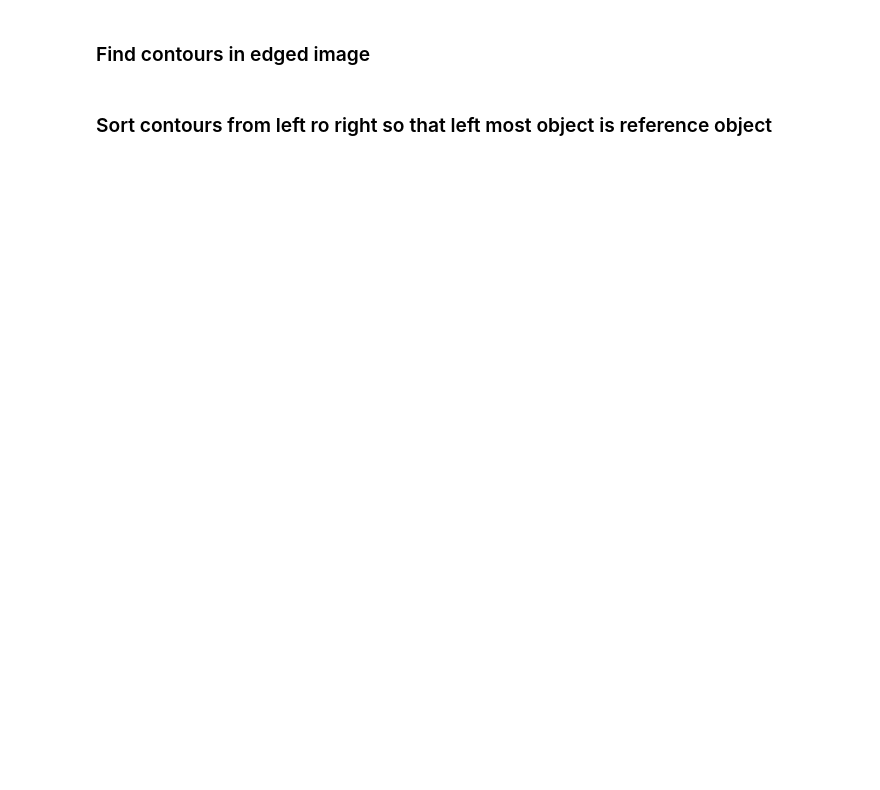
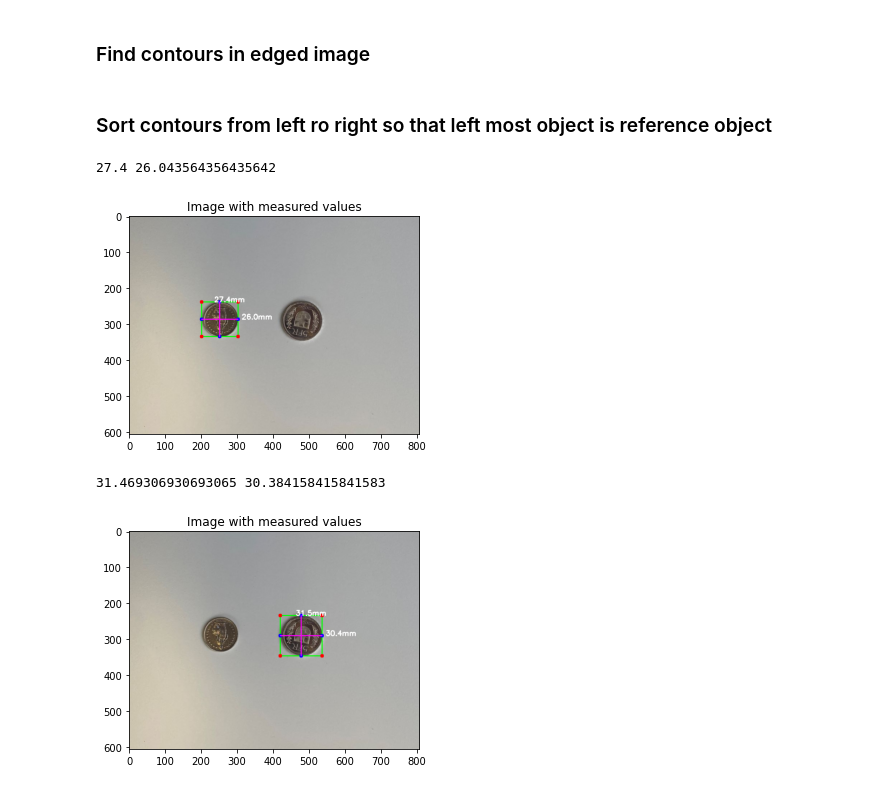
Before and after one commit to DominiquePeytrignet/IP2, a Jupyter notebook: PythonFiles/IP2_Notebook.ipynb, the cells around one changed output. Cells and saved outputs as stored; diff of their text form; code cells hidden in the pictures; blank space fills up the shorter version.

```diff
--- a/PythonFiles/IP2_Notebook.ipynb
+++ b/PythonFiles/IP2_Notebook.ipynb
@@ -58,7 +67,7 @@ pixelsPerMetric = None
 
 for c in cnts:
 	# if the contour is not sufficiently large, ignore it
-	if cv2.contourArea(c) < 100:
+	if cv2.contourArea(c) < 1900:
 		continue
 
 	# compute the rotated bounding box of the contour
@@ -104,32 +113,42 @@ for c in cnts:
 
 	# compute the Euclidean distance between the midpoints
 	dA = dist.euclidean((tltrX, tltrY), (blbrX, blbrY))
 	dB = dist.euclidean((tlblX, tlblY), (trbrX, trbrY))
 
 	# compute the pixel/perMetric as the ratio of pixels to supplied metric
 	# (in this case, cm)
 
 	if pixelsPerMetric is None:
 		pixelsPerMetric = dB / width
 
 	# compute the size of the object
 	dimA = dA / pixelsPerMetric
 	dimB = dB / pixelsPerMetric
 
 	# draw the object sizes on the image
-	cv2.putText(orig, "{:.1f}cm".format(dimB),
+	cv2.putText(orig, "{:.1f}mm".format(dimB),
 		(int(tltrX - 15), int(tltrY)), cv2.FONT_HERSHEY_SIMPLEX, 0.65, (255, 255, 255), 2)
-	cv2.putText(orig, "{:.1f}cm".format(dimA),
+	cv2.putText(orig, "{:.1f}mm".format(dimA),
 		(int(trbrX + 10), int(trbrY)), cv2.FONT_HERSHEY_SIMPLEX, 0.65, (255, 255, 255), 2)
 
 
 
 	# show the output image
+	print(dimB, dimA)
+	orig_show = cv2.cvtColor(orig, cv2.COLOR_BGR2RGB)
 
+	plt.imshow(orig_show)
+	plt.title("Image with measured values")
+	plt.show()
 
 	cv2.imshow("Image", orig)
 
 	cv2.waitKey(0)
 
 
 cv2.destroyAllWindows()
+# %% [output]
+27.4 26.043564356435642
+[figure, added]
+31.469306930693065 30.384158415841583
+[figure, added]
```
Also changed, not shown: parts of 7 cells of this notebook, 11 other files.
